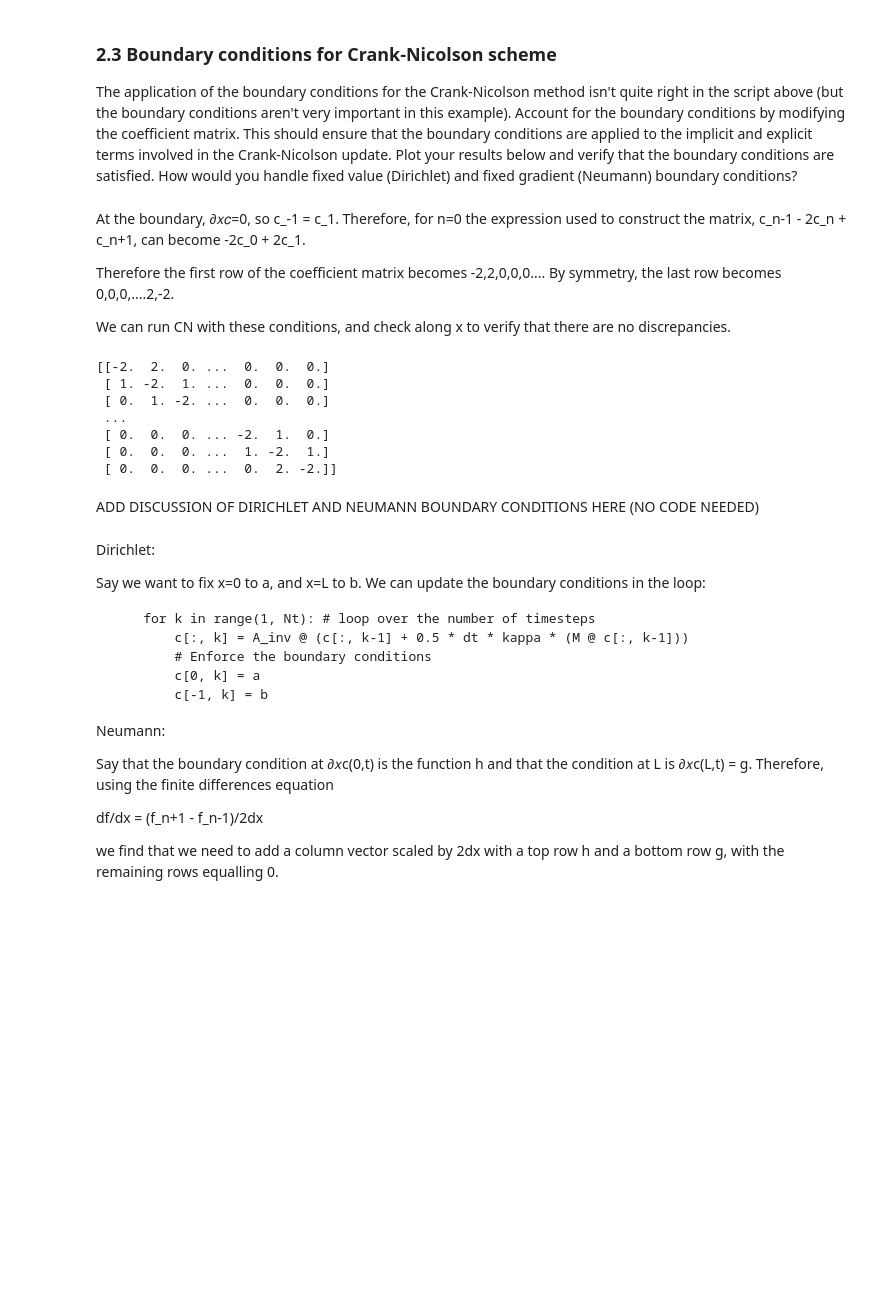
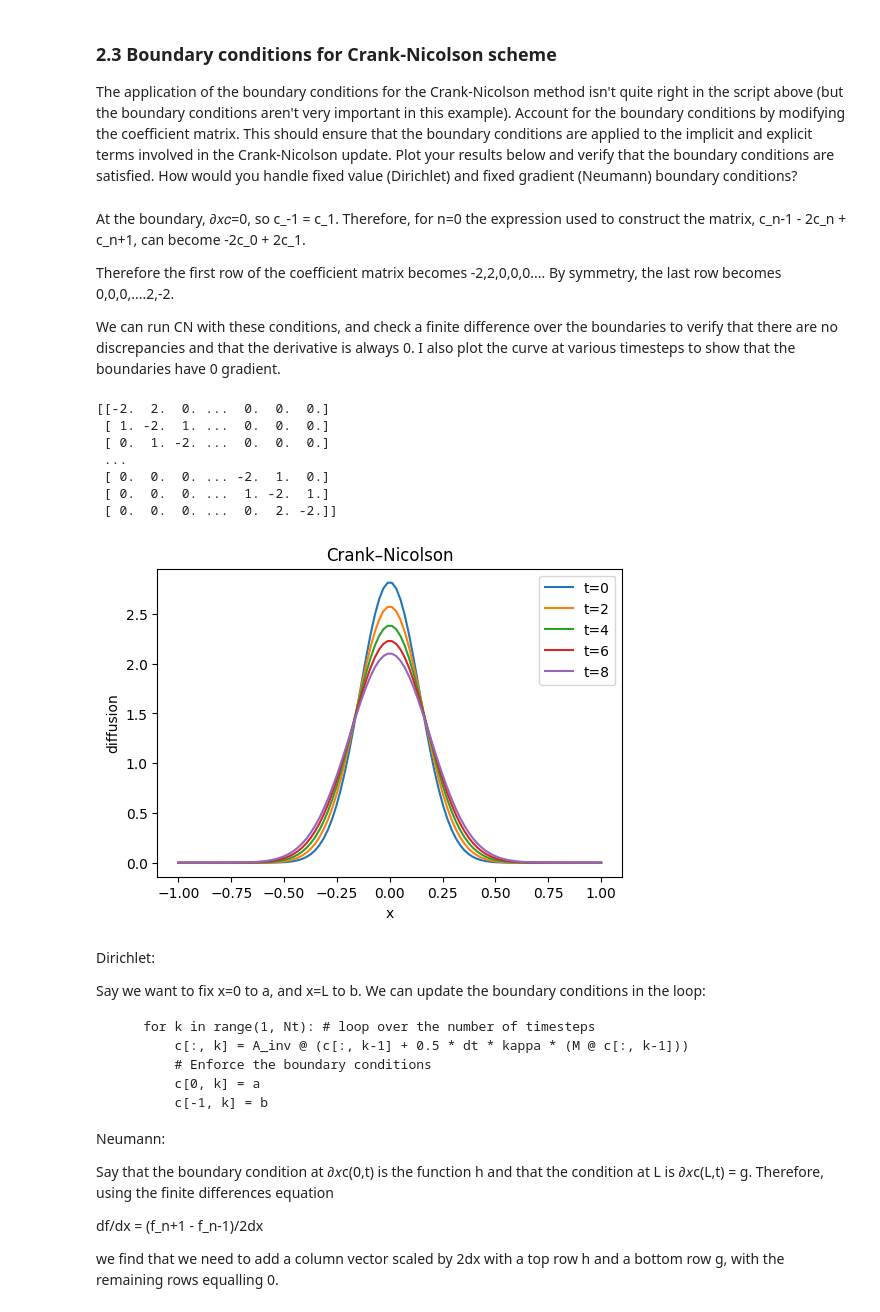
Before and after one commit to johnryantaylor/QCES, a Jupyter notebook: Project1_numerical_methods.ipynb, the cells around one changed output. Cells and saved outputs as stored; diff of their text form; code cells hidden in the pictures; blank space fills up the shorter version.

```diff
--- a/Project1_numerical_methods.ipynb
+++ b/Project1_numerical_methods.ipynb
@@ -575,7 +575,7 @@ At the boundary, ∂𝑥𝑐=0, so c_-1 = c_1. Therefore, for n=0 the expression
 
 Therefore the first row of the coefficient matrix becomes -2,2,0,0,0.... By symmetry, the last row becomes 0,0,0,....2,-2.
 
-We can run CN with these conditions, and check along x to verify that there are no discrepancies.
+We can run CN with these conditions, and check a finite difference over the boundaries to verify that there are no discrepancies and that the derivative is always 0. I also plot the curve at various timesteps to show that the boundaries have 0 gradient.
 # %%
 def construct_M_adjusted(x):
 # Build a coefficient matrix, such that M*c is the discrete version of d^2/dx^2(c)
@@ -624,35 +624,45 @@ def CN_adjusted(x, t, kappa):
 # %%
 kappa = 0.001  # diffusivity
 
 # Timestepping parameters
 t_start = 0  # start time (note that this is not the same time used to evaluate the exact solution to set the ICs)
 t_end = 10  # end time
 Nt = 1000  # number of timesteps
 
 # Size of the physical domain
 x_start = -1
 x_end = 1
 Nx = 100
 
 t = np.linspace(t_start, t_end, Nt)  # Create a vector of times
 x = np.linspace(x_start, x_end, Nx)  # Create a vector for x
 
-cn = CN_adjusted(x, t, kappa) # Crank-Nicolson
+cn = CN_adjusted(x, t, kappa)
 
 for i in range(Nt):
-  gradient = cn[0,i] - cn[1,i]
-  if gradient != 0:
+  start_gradient = cn[0,i] - cn[1,i]
+  end_gradient = cn[-1,i] - cn[-2,i]
+  if start_gradient != 0 or end_gradient != 0:
     print("Discrepancy", gradient)
+
+num_lines = 5
+plt.figure(figsize=(6,4))
+for i in range(0, Nt, Nt//num_lines):
+    plt.plot(x, cn[:, i], label=f't={int(i*t_end / Nt)}')
+plt.xlabel('x')
+plt.ylabel('diffusion')
+plt.title('Crank–Nicolson')
+plt.legend()
+plt.show()
 # %% [output]
 [[-2.  2.  0. ...  0.  0.  0.]
  [ 1. -2.  1. ...  0.  0.  0.]
  [ 0.  1. -2. ...  0.  0.  0.]
  ...
  [ 0.  0.  0. ... -2.  1.  0.]
  [ 0.  0.  0. ...  1. -2.  1.]
  [ 0.  0.  0. ...  0.  2. -2.]]
+[figure, added]
-# %% [markdown]
-ADD DISCUSSION OF DIRICHLET AND NEUMANN BOUNDARY CONDITIONS HERE (NO CODE NEEDED)
 # %% [markdown]
 Dirichlet:
 
```
